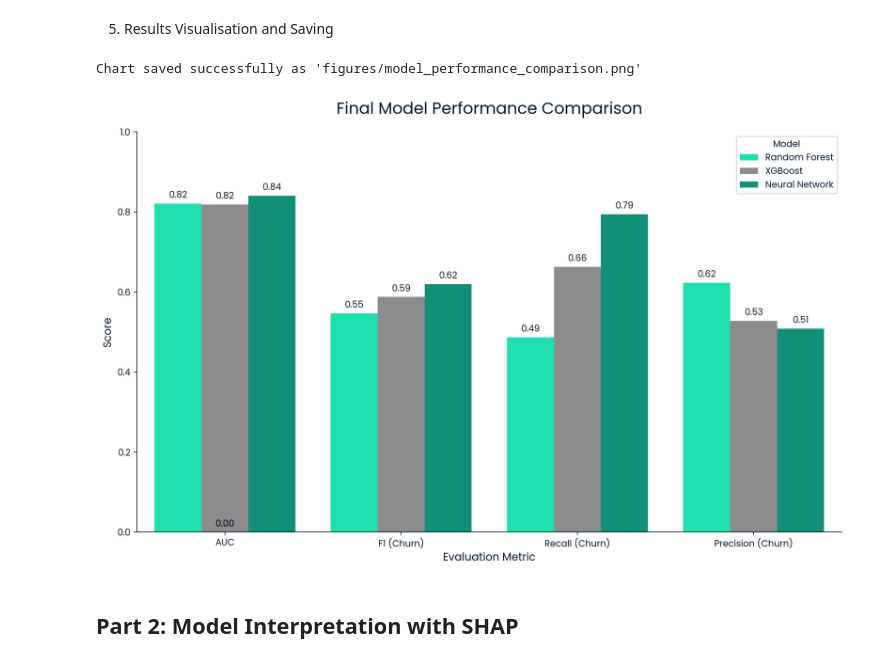
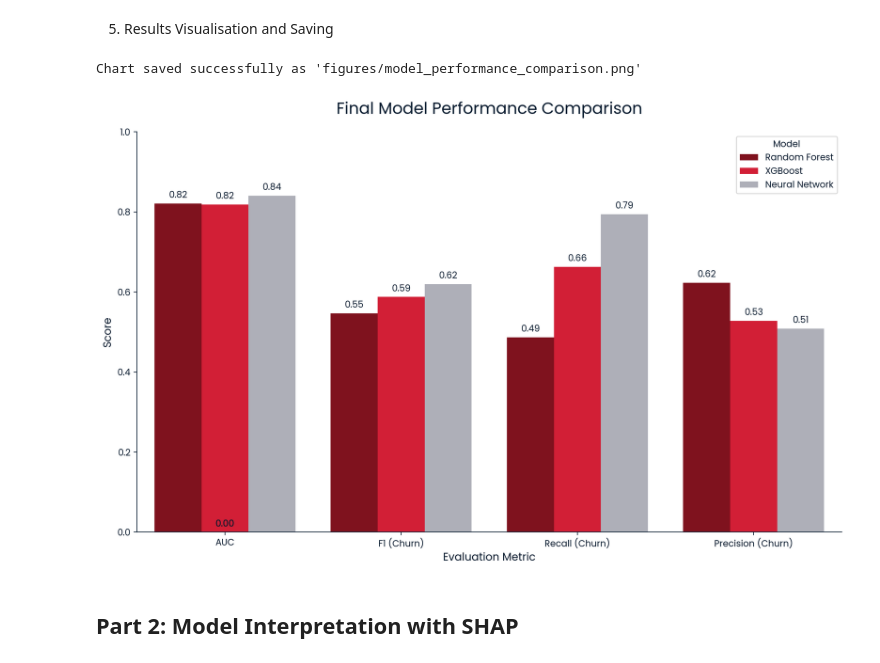
Before and after one commit to esteban-russi/customer-churn-and-personalisation, a Jupyter notebook: notebooks/02_Model_Experimentation.ipynb, the cells around one changed output. Cells and saved outputs as stored; diff of their text form; code cells hidden in the pictures.

```diff
--- a/notebooks/02_Model_Experimentation.ipynb
+++ b/notebooks/02_Model_Experimentation.ipynb
@@ -225,35 +225,35 @@ results_df = pd.DataFrame(results).T.reset_index().rename(columns={'index': 'Mod
 results_melted = results_df.melt(id_vars='Model', var_name='Metric', value_name='Score')
 
 # Create the plot
 plt.figure(figsize=(14, 8))
 ax = sns.barplot(data=results_melted, x='Metric', y='Score', hue='Model',
-                 palette=[CHURN_COLOR, NEUTRAL_COLOR, '#00A383', '#B2DFD6']) # A palette derived from our brand colors
+                 palette=['#910010', '#F00120', '#ACAEBA', '#E3001E']) # A palette derived from our brand colors
 
 # Add annotations
 for p in ax.patches:
     ax.annotate(format(p.get_height(), '.2f'),
                    (p.get_x() + p.get_width() / 2., p.get_height()),
                    ha = 'center', va = 'center',
                    xytext = (0, 9),
                    textcoords = 'offset points')
 
 # Customize and save
 plt.title('Final Model Performance Comparison', fontsize=18, pad=20)
 plt.xlabel('Evaluation Metric', fontsize=12)
 plt.ylabel('Score', fontsize=12)
 plt.ylim(0, 1.0)
 plt.legend(title='Model', fontsize=10)
 sns.despine()
 
 # Save the figure to a PNG file
 output_filename = 'figures/model_performance_comparison.png'
 plt.savefig(output_filename, dpi=300, bbox_inches='tight')
 print(f"\nChart saved successfully as '{output_filename}'")
 
 plt.show()
 # %% [output]
 Chart saved successfully as 'figures/model_performance_comparison.png'
-[figure, old version]
+[figure, new version]
 # %% [markdown]
 ## Part 2: Model Interpretation with SHAP
 # %%
```
Also changed, not shown: 1 other file.
